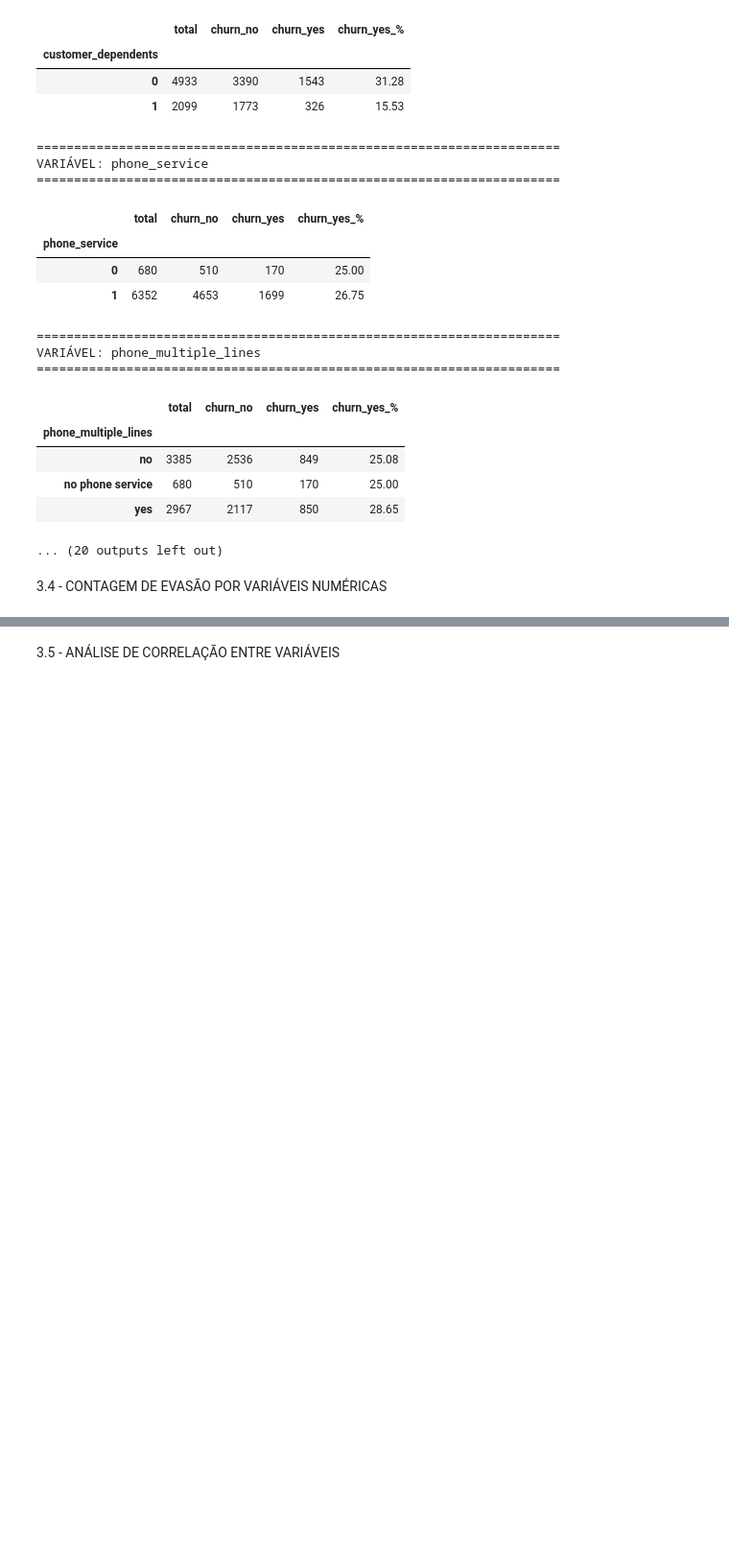
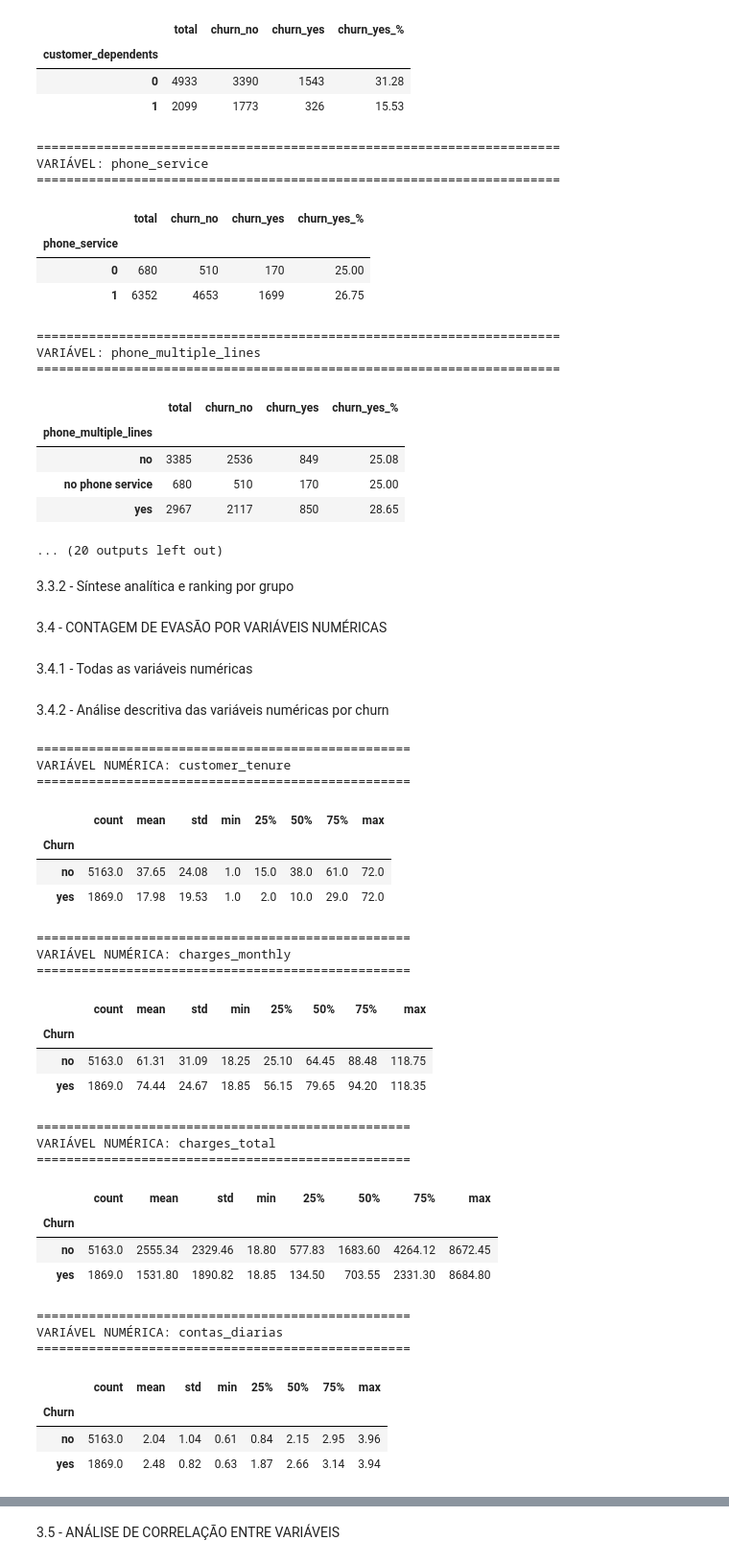
Before and after one commit to jcmaiolo/Challenge-churn-de-clientes, a Jupyter notebook: TelecomX_BR.ipynb, the cells around one changed output, grey strips where cells are left out. Shown: that part at 96% size. Cells and saved outputs as stored; diff of their text form; code cells hidden in the pictures; blank space fills up the shorter version.

```diff
--- a/TelecomX_BR.ipynb
+++ b/TelecomX_BR.ipynb
@@ -634,5 +634,59 @@ VARIÁVEL: phone_multiple_lines
 | no phone service | 680 | 510 | 170 | 25.00 |
 | yes | 2967 | 2117 | 850 | 28.65 |
 ... (20 outputs left out)
+# %% [markdown]
+3.3.2 - Síntese analítica e ranking por grupo
 # %% [markdown]
 3.4 - CONTAGEM DE EVASÃO POR VARIÁVEIS NUMÉRICAS
+# %% [markdown]
+3.4.1 - Todas as variáveis numéricas
+# %%
+# Variáveis Numéricas
+num_cols = [
+    'customer_tenure',
+    'charges_monthly',
+    'charges_total',
+    'contas_diarias'
+]
+# %% [markdown]
+3.4.2 - Análise descritiva das variáveis numéricas por churn
+# %%
+# Comparar no vs yes nas variáveis numéricas por média/mediana/etc.
+for col in num_cols:
+    print('\n' + '='*50)
+    print(f'VARIÁVEL NUMÉRICA: {col}')
+    print('='*50)
+    display(
+        df.groupby('Churn')[col]
+          .describe()
+          .round(2)
+    )
+# %% [output]
+==================================================
+VARIÁVEL NUMÉRICA: customer_tenure
+==================================================
+|  | count | mean | std | min | 25% | 50% | 75% | max |
+| Churn |  |  |  |  |  |  |  |  |
+| no | 5163.0 | 37.65 | 24.08 | 1.0 | 15.0 | 38.0 | 61.0 | 72.0 |
+| yes | 1869.0 | 17.98 | 19.53 | 1.0 | 2.0 | 10.0 | 29.0 | 72.0 |
+==================================================
+VARIÁVEL NUMÉRICA: charges_monthly
+==================================================
+|  | count | mean | std | min | 25% | 50% | 75% | max |
+| Churn |  |  |  |  |  |  |  |  |
+| no | 5163.0 | 61.31 | 31.09 | 18.25 | 25.10 | 64.45 | 88.48 | 118.75 |
+| yes | 1869.0 | 74.44 | 24.67 | 18.85 | 56.15 | 79.65 | 94.20 | 118.35 |
+==================================================
+VARIÁVEL NUMÉRICA: charges_total
+==================================================
+|  | count | mean | std | min | 25% | 50% | 75% | max |
+| Churn |  |  |  |  |  |  |  |  |
+| no | 5163.0 | 2555.34 | 2329.46 | 18.80 | 577.83 | 1683.60 | 4264.12 | 8672.45 |
+| yes | 1869.0 | 1531.80 | 1890.82 | 18.85 | 134.50 | 703.55 | 2331.30 | 8684.80 |
+==================================================
+VARIÁVEL NUMÉRICA: contas_diarias
+==================================================
+|  | count | mean | std | min | 25% | 50% | 75% | max |
+| Churn |  |  |  |  |  |  |  |  |
+| no | 5163.0 | 2.04 | 1.04 | 0.61 | 0.84 | 2.15 | 2.95 | 3.96 |
+| yes | 1869.0 | 2.48 | 0.82 | 0.63 | 1.87 | 2.66 | 3.14 | 3.94 |
```
Also changed, not shown: parts of 14 cells of this notebook.
